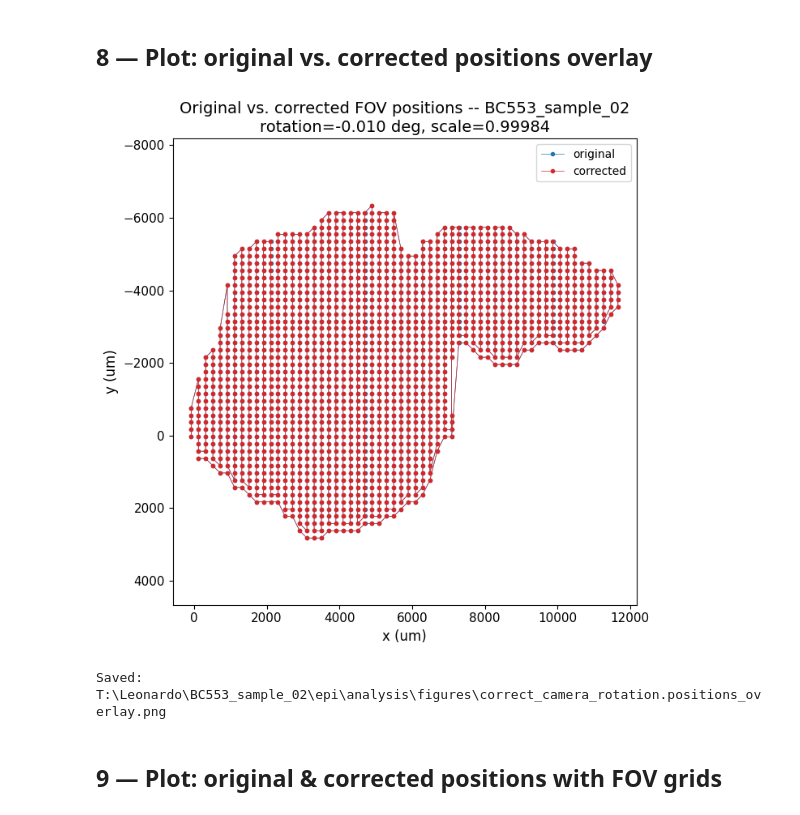
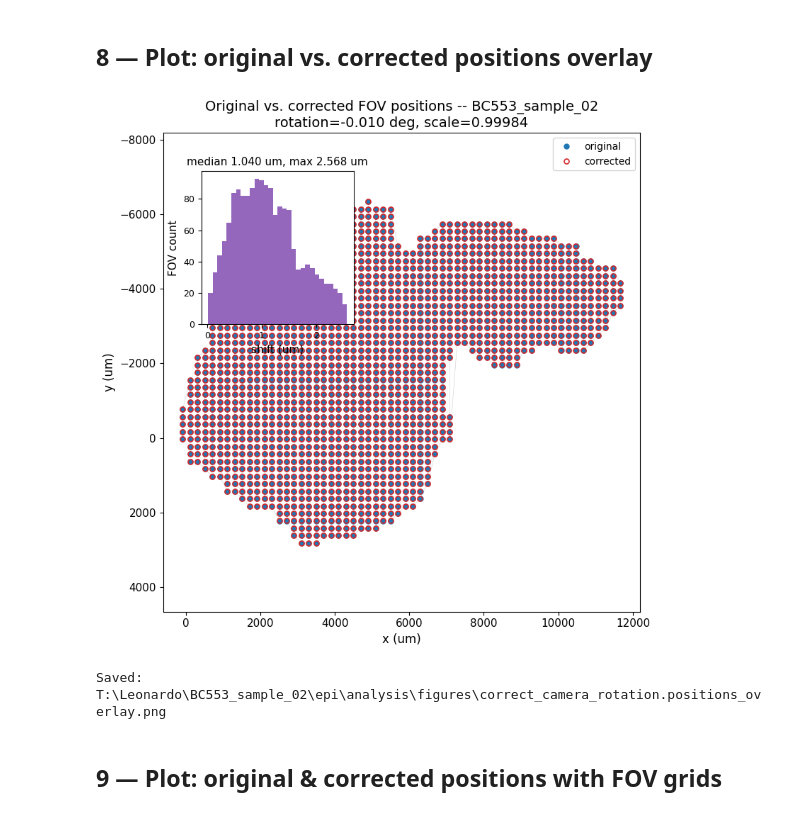
Before and after one commit to leonardosepulveda/MERci, a Jupyter notebook: notebooks/misc/correct_camera_rotation.ipynb, the cells around one changed output. Saved outputs shown, nothing was run; the diff lists cells and outputs as text; code cells hidden in the pictures.

```diff
--- a/notebooks/misc/correct_camera_rotation.ipynb
+++ b/notebooks/misc/correct_camera_rotation.ipynb
@@ -554,25 +568,43 @@ Use this file as MERlin's positions input instead of the raw grid (07_create_mer
 # %% [markdown]
 ## 8 — Plot: original vs. corrected positions overlay
 # %%
-fig, ax = plt.subplots(figsize=(7, 7))
-ax.plot(nominal_coords[:, 0], nominal_coords[:, 1], "o-", ms=3, lw=0.5, color="tab:blue", label="original")
-ax.plot(corrected_coords[:, 0], corrected_coords[:, 1], "o-", ms=3, lw=0.5, color="tab:red", label="corrected")
+shift_um = np.linalg.norm(corrected_coords - nominal_coords, axis=1)
+
+fig, ax = plt.subplots(figsize=(8, 8))
+ax.plot(nominal_coords[:, 0], nominal_coords[:, 1], "-", lw=0.3, color="0.75", zorder=1)
+ax.plot(nominal_coords[:, 0], nominal_coords[:, 1], "o", ms=5, color="tab:blue",
+        label="original", zorder=2)
+ax.plot(corrected_coords[:, 0], corrected_coords[:, 1], "o", ms=5, mfc="none",
+        mec="tab:red", mew=1.2, label="corrected", zorder=3)
 ax.invert_yaxis()
 ax.axis("equal")
 ax.set_xlabel("x (um)", fontsize=PLOT_LABEL_FONTSIZE)
 ax.set_ylabel("y (um)", fontsize=PLOT_LABEL_FONTSIZE)
 ax.set_title(f"Original vs. corrected FOV positions -- {SAMPLE_NAME}\n"
              f"rotation={rotation_deg:.3f} deg, scale={scale:.5f}", fontsize=PLOT_TITLE_FONTSIZE)
 ax.tick_params(labelsize=PLOT_TICK_FONTSIZE)
-ax.legend(fontsize=PLOT_LEGEND_FONTSIZE)
+ax.legend(fontsize=PLOT_LEGEND_FONTSIZE, loc="upper right")
+
+# Inset: distribution of the per-FOV shift distance (original -> corrected)
+# over ALL FOVs, not just the sampled correspondences -- shows the fitted
+# transform's real cumulative effect at every FOV even when it's too subtle
+# to see by eye in the overlay above (a small rotation/scale still adds up
+# over long distances from the affine's effective centre).
+inset = ax.inset_axes([0.08, 0.60, 0.32, 0.32])
+inset.hist(shift_um, bins=30, color="tab:purple")
+inset.set_xlabel("shift (um)", fontsize=PLOT_TICK_FONTSIZE)
+inset.set_ylabel("FOV count", fontsize=PLOT_TICK_FONTSIZE)
+inset.tick_params(labelsize=max(PLOT_TICK_FONTSIZE - 2, 6))
+inset.set_title(f"median {np.median(shift_um):.3f} um, max {shift_um.max():.3f} um",
+                 fontsize=PLOT_TICK_FONTSIZE)
+
 fig.tight_layout()
-
 fig_path = figures_dir / f"{NOTEBOOK_NAME}.positions_overlay.png"
 fig.savefig(fig_path, dpi=150)
 plt.show()
 print(f"Saved: {fig_path}")
 # %% [output]
-[figure, old version]
+[figure, new version]
 Saved: T:\Leonardo\BC553_sample_02\epi\analysis\figures\correct_camera_rotation.positions_overlay.png
 # %% [markdown]
 ## 9 — Plot: original & corrected positions with FOV grids
```
Also changed, not shown: parts of 18 cells of this notebook.
